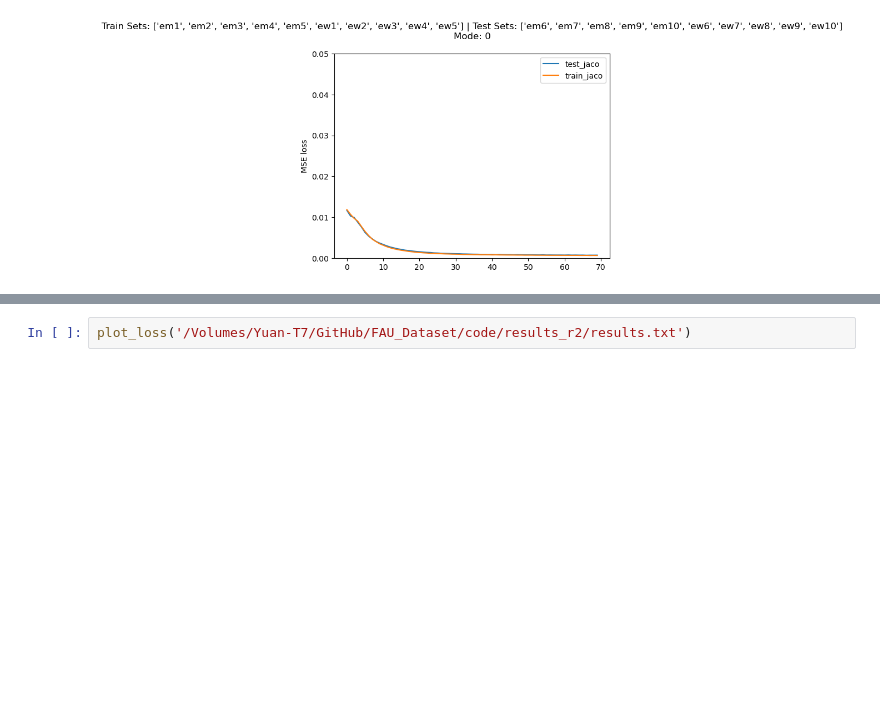
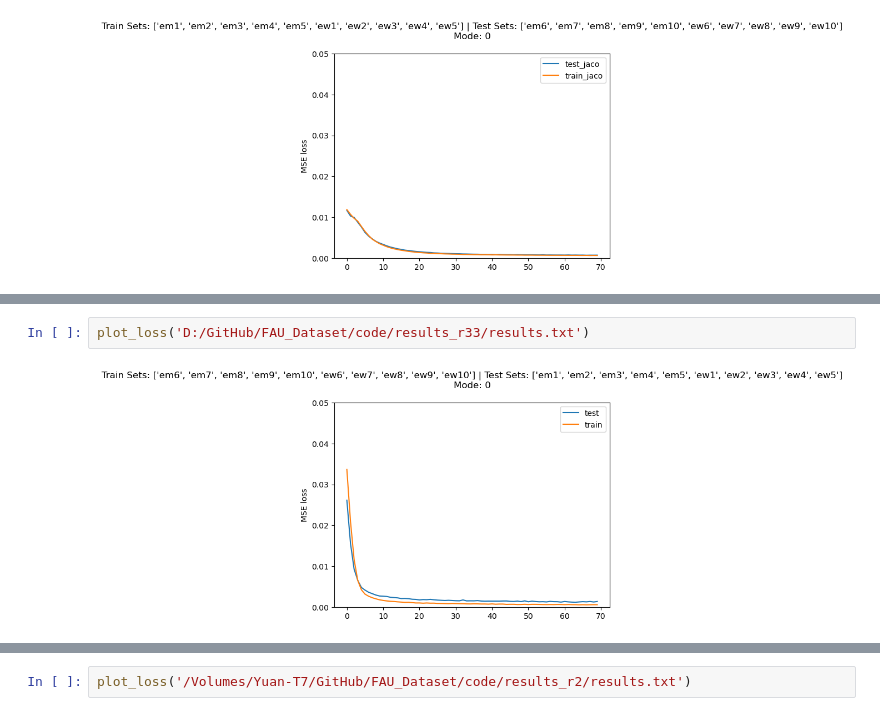
Before and after one commit to hiyuantang/FAU_Dataset, a Jupyter notebook: code/vis_loss.ipynb, the cells around one changed output, grey strips where cells are left out. Cells and saved outputs as stored; diff of their text form; blank space fills up the shorter version.

```diff
--- a/code/vis_loss.ipynb
+++ b/code/vis_loss.ipynb
@@ -88,0 +89,4 @@ FileNotFoundError: [Errno 2] No such file or directory: '/Volumes/Yuan-T7/GitHub
+# %%
+plot_loss('D:/GitHub/FAU_Dataset/code/results_r33/results.txt')
+# %% [output]
+[figure, added]
```
Also changed, not shown: parts of 4 cells of this notebook.
